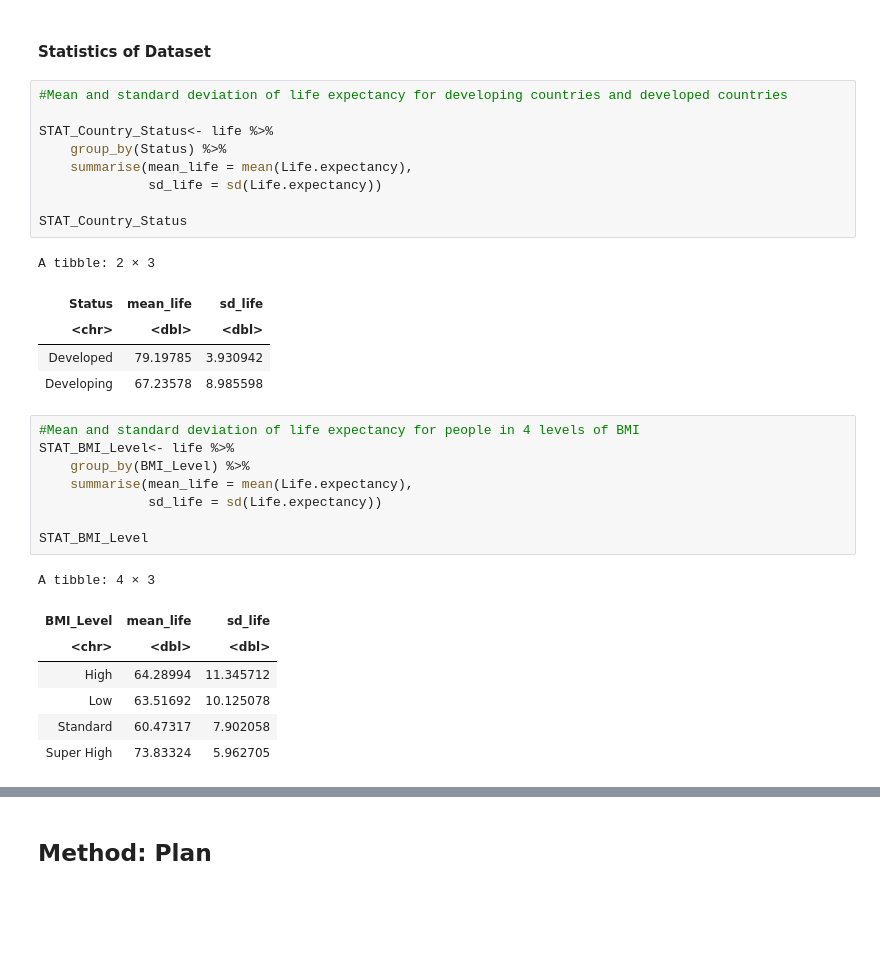
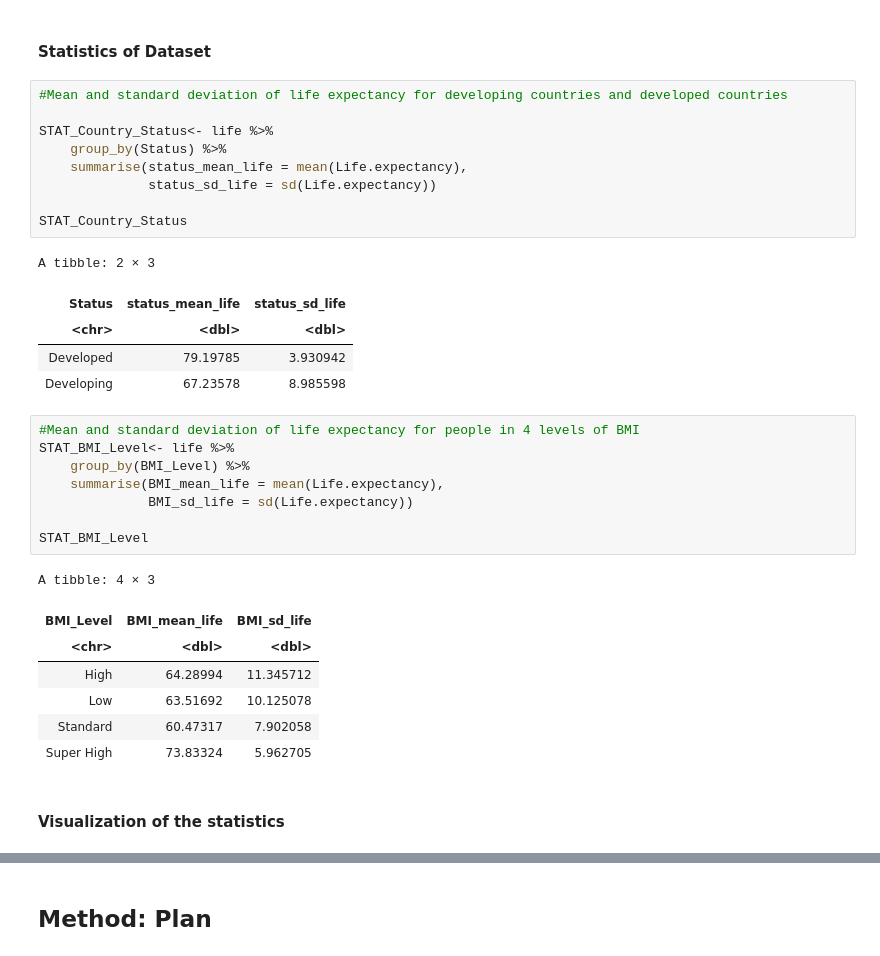
Before and after one commit to eahn01/stat201-group25, a Jupyter notebook: my_proposal.ipynb, the cells around one changed output, grey strips where cells are left out. Cells and saved outputs as stored; diff of their text form; blank space fills up the shorter version.

```diff
--- a/my_proposal.ipynb
+++ b/my_proposal.ipynb
@@ -192,15 +198,15 @@ Boxplot_BMI_Level
 # %%
 #Mean and standard deviation of life expectancy for developing countries and developed countries
 
 STAT_Country_Status<- life %>%
     group_by(Status) %>%
-    summarise(mean_life = mean(Life.expectancy),
-              sd_life = sd(Life.expectancy))
+    summarise(status_mean_life = mean(Life.expectancy),
+              status_sd_life = sd(Life.expectancy))
 
 STAT_Country_Status
 # %% [output]
 A tibble: 2 × 3
-| Status | mean_life | sd_life |
+| Status | status_mean_life | status_sd_life |
 | <chr> | <dbl> | <dbl> |
 | Developed | 79.19785 | 3.930942 |
 | Developing | 67.23578 | 8.985598 |
@@ -208,15 +214,17 @@ A tibble: 2 × 3
 #Mean and standard deviation of life expectancy for people in 4 levels of BMI
 STAT_BMI_Level<- life %>%
     group_by(BMI_Level) %>%
-    summarise(mean_life = mean(Life.expectancy),
-              sd_life = sd(Life.expectancy))
+    summarise(BMI_mean_life = mean(Life.expectancy),
+              BMI_sd_life = sd(Life.expectancy))
 
 STAT_BMI_Level
 # %% [output]
 A tibble: 4 × 3
-| BMI_Level | mean_life | sd_life |
+| BMI_Level | BMI_mean_life | BMI_sd_life |
 | <chr> | <dbl> | <dbl> |
 | High | 64.28994 | 11.345712 |
 | Low | 63.51692 | 10.125078 |
 | Standard | 60.47317 | 7.902058 |
 | Super High | 73.83324 | 5.962705 |
+# %% [markdown]
+#### Visualization of the statistics
```
Also changed, not shown: parts of 9 cells of this notebook.
